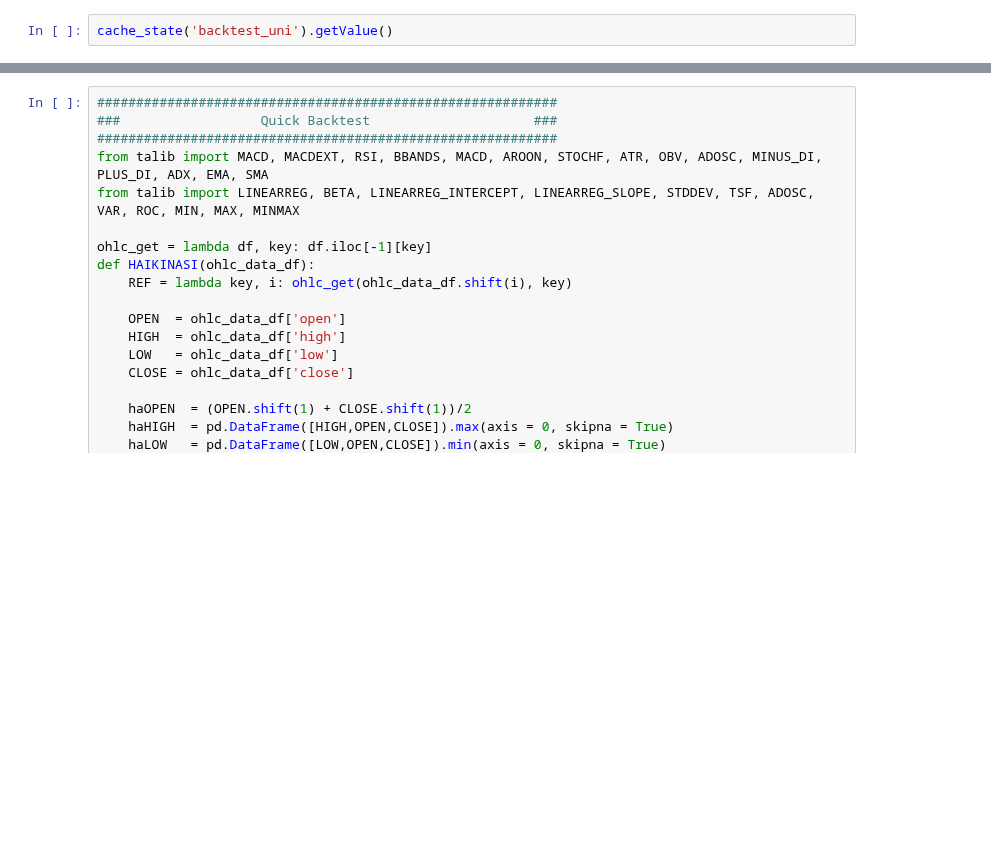
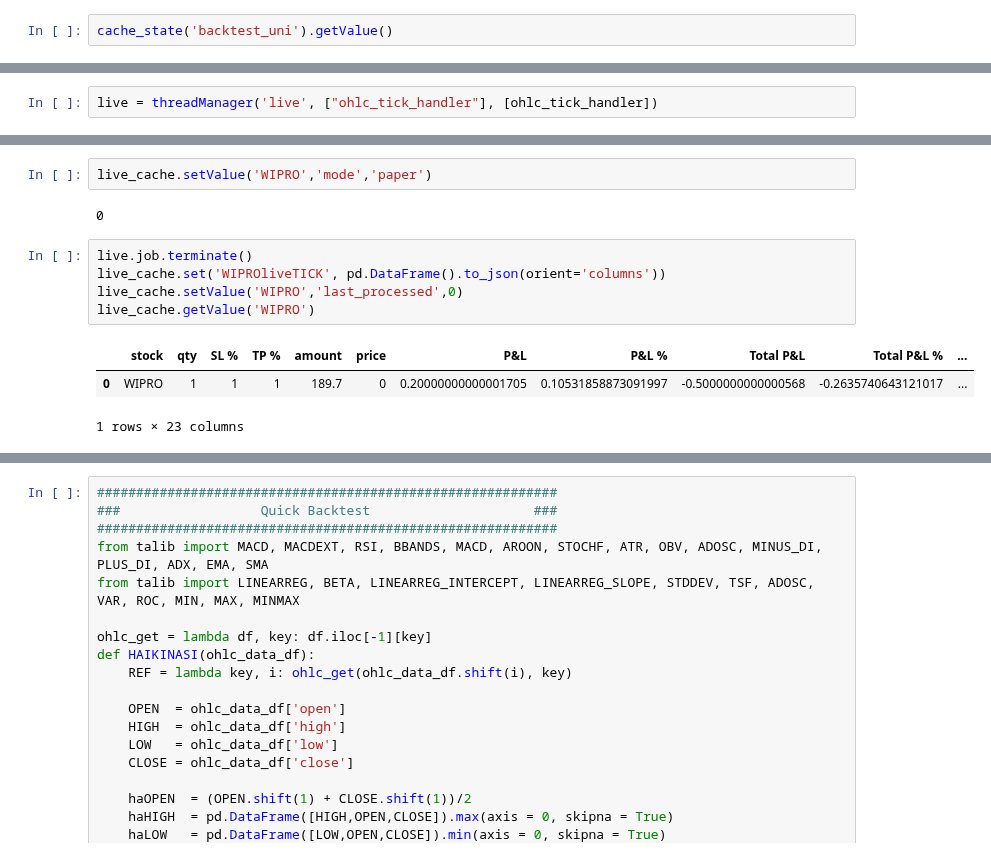
Before and after one commit to suhansaha/algotrader, a Jupyter notebook: src/freedom_v2_unit_test.ipynb, the cells around one changed output, grey strips where cells are left out. Saved outputs shown, nothing was run; the diff lists cells and outputs as text; blank space fills up the shorter version.

```diff
--- a/src/freedom_v2_unit_test.ipynb
+++ b/src/freedom_v2_unit_test.ipynb
@@ -104,0 +142,2 @@ cache_state('backtest_uni').getValue()
+# %%
+live = threadManager('live', ["ohlc_tick_handler"], [ohlc_tick_handler])
@@ -104,0 +156,13 @@ cache_state('backtest_uni').getValue()
+# %%
+live_cache.setValue('WIPRO','mode','paper')
+# %% [output]
+0
+# %%
+live.job.terminate()
+live_cache.set('WIPROliveTICK', pd.DataFrame().to_json(orient='columns'))
+live_cache.setValue('WIPRO','last_processed',0)
+live_cache.getValue('WIPRO')
+# %% [output]
+|  | stock | qty | SL % | TP % | amount | price | P&L | P&L % | Total P&L | Total P&L % | ... |
+| 0 | WIPRO | 1 | 1 | 1 | 189.7 | 0 | 0.20000000000001705 | 0.10531858873091997 | -0.5000000000000568 | -0.2635740643121017 | ... |
+1 rows × 23 columns
```
Also changed, not shown: parts of 16 cells of this notebook, 7 other files.
